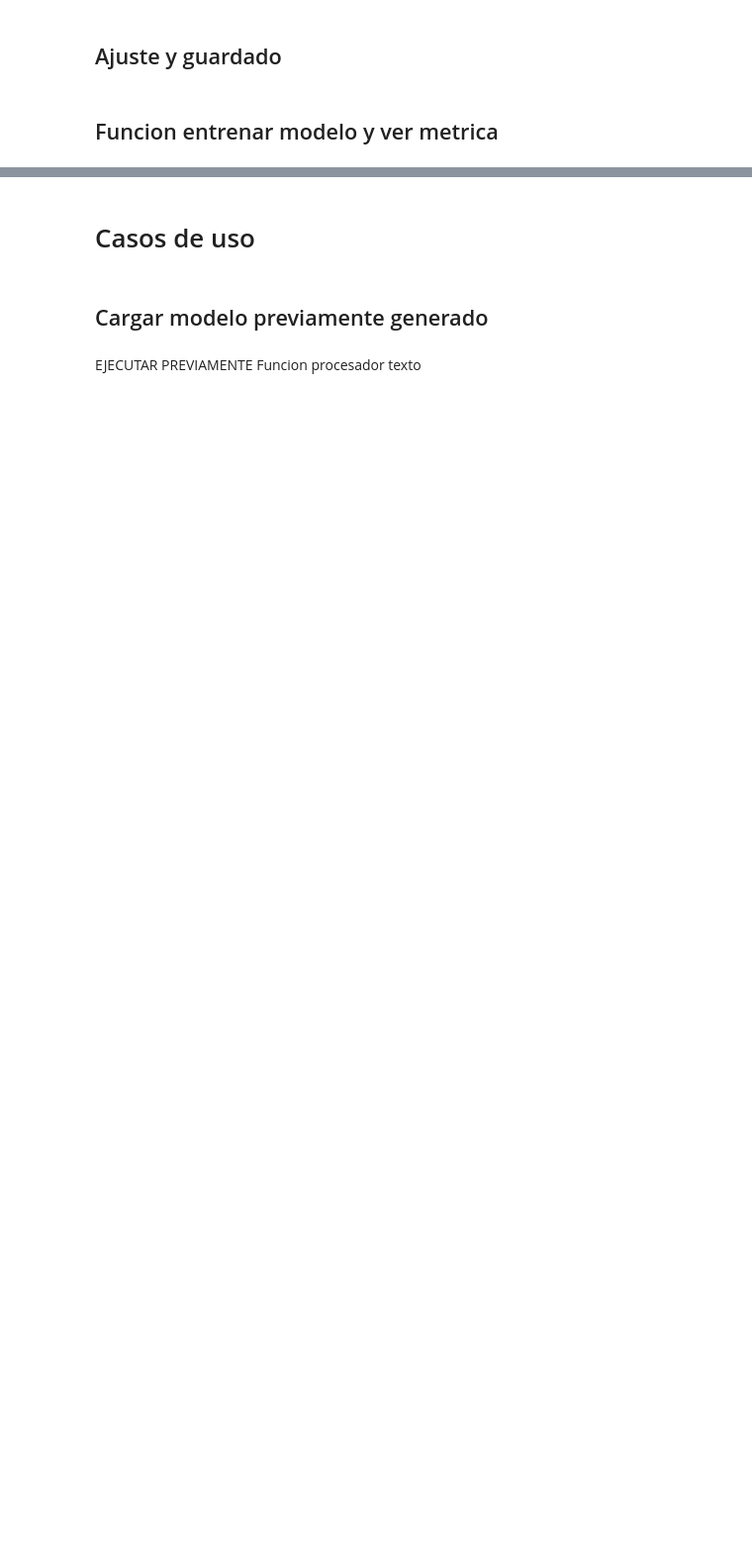
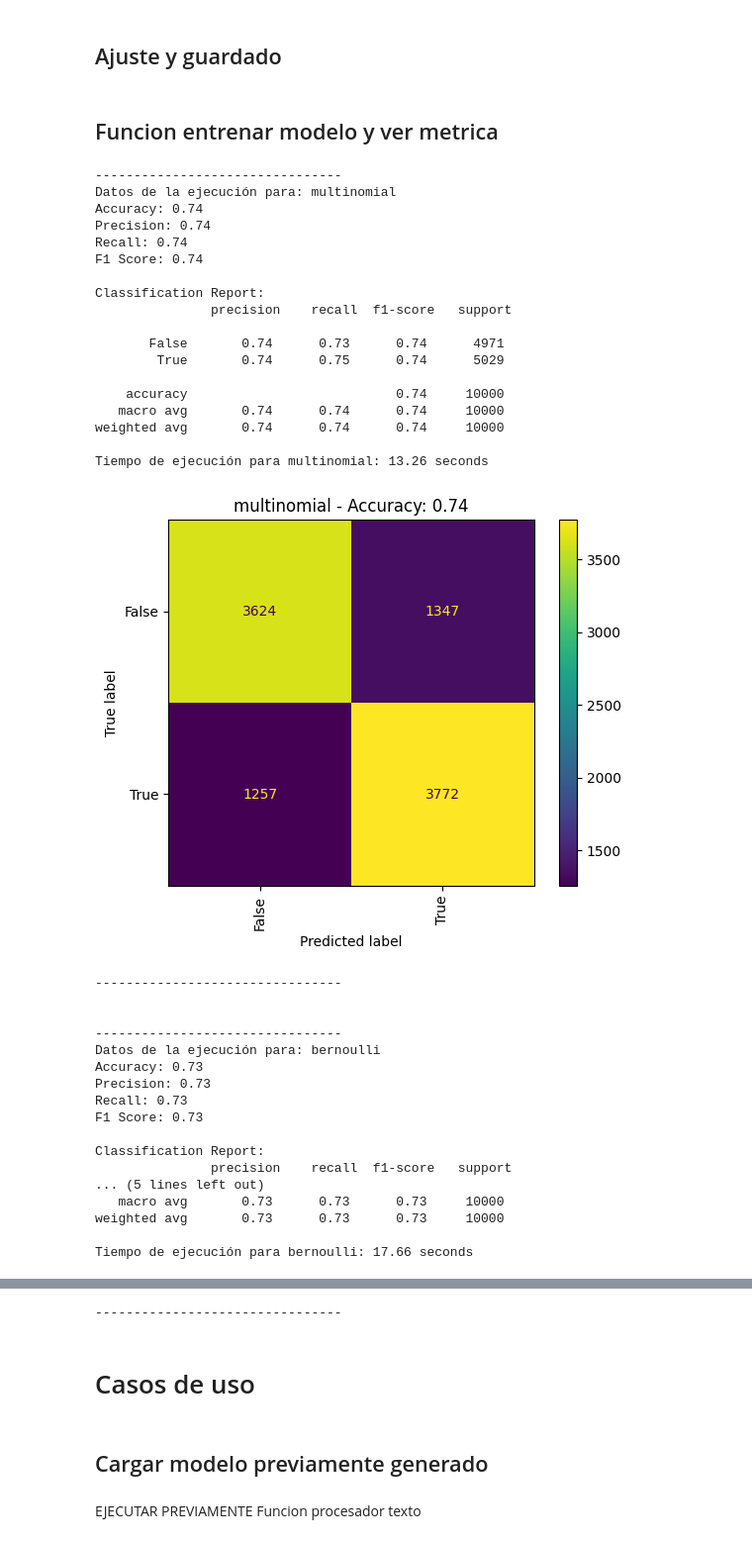
Before and after one commit to victor-POL/Deteccion-Violencia-y-Tentativas-Suicidio-NLP, a Jupyter notebook: violencia/collabs/TP_Dataset_Hate.ipynb, the cells around one changed output, grey strips where cells are left out. Shown at 99% size. Saved outputs shown, nothing was run; the diff lists cells and outputs as text; code cells hidden in the pictures; blank space fills up the shorter version.

Commit message:
Modelo hate entrenado 50k versional final

```diff
--- a/violencia/collabs/TP_Dataset_Hate.ipynb
+++ b/violencia/collabs/TP_Dataset_Hate.ipynb
@@ -180,23 +212,15 @@ usar_dataset_local = True
 cant_importada = 50000
 path_base_dataset = '/content/' if is_running_on_colab() else '..\\datasets\\'
 # PARAL LOCAL
-nombre_archivo_dataset = 'HateSpeechDatasetBalanced_MODIFICADO.csv'
-# PARA DESCARGAR
-nombre_fuente_dataset = 'jquiros/suicide'
+nombre_archivo_dataset = 'HateSpeechDataset_MODIFICADO.csv'
 # AMBOS
 columna_texto = 'Content'
 columna_clasificacion = 'Label'
 # --------------------------------------------------------
 
-if usar_dataset_local:
-    path_dataset =  path_base_dataset + nombre_archivo_dataset
-    dataframe = pd.read_csv(path_dataset, nrows=cant_importada)
-else:
-    from datasets import load_dataset
-    dataset = load_dataset(nombre_fuente_dataset, "default")
-    dataframe = pd.DataFrame({columna_texto: dataset['train'][columna_texto], "class": dataset['train'][columna_clasificacion]})
-    dataframe = dataframe.head(cant_importada)
-    dataset = None
+
+path_dataset =  path_base_dataset + nombre_archivo_dataset
+dataframe = pd.read_csv(path_dataset, nrows=cant_importada)
 # %%
 # Colocar el nombre de la columna para ver la distribucion de datos
 show_dataset_info(dataframe, columna_clasificacion)
@@ -213,8 +253,7 @@ from sklearn.model_selection import train_test_split
 
 X_train, X_test, y_train, y_test = train_test_split(dataframe[columna_texto],
                                                     dataframe[columna_clasificacion],
-                                                    test_size=0.20, random_state=0,
-                                                    stratify=dataframe[columna_clasificacion])
+                                                    test_size=0.20, random_state=0)
 
 count_vectorizer = CountVectorizer(analyzer=preprocessing_function, binary=True)
 
@@ -248,11 +287,13 @@ def test(clf, nombreModelo):
   else:
     execution_time_str = "{:.2f} seconds".format(execution_time)
 
+  print("Datos de la ejecución para: " + nombreModelo)
   print(f"Accuracy: {accuracy:.2f}")
   print(f"Precision: {precision:.2f}")
   print(f"Recall: {recall:.2f}")
   print(f"F1 Score: {f1:.2f}")
   print("\nClassification Report:\n", classification_report(y_test, y_pred))
+  print(f"Tiempo de ejecución para {nombreModelo}: {execution_time_str}")
 
   disp = ConfusionMatrixDisplay.from_estimator(
         clf, X_test_vectorized.toarray(), y_test,  xticks_rotation="vertical"
@@ -263,33 +304,70 @@ def test(clf, nombreModelo):
   # disp.plot()
   plt.show()
 
-  return disp, execution_time_str
+  return disp
 # %%
 # MODIFICAR ESTOS PARAMETROS PARA EL GUARDADO
 # --------------------------------------------------------
 # Colocar en true el modelo que se desea entrenar
 modelos_disponibles = {
-    Modelos.LOGISTIC_REGRESSION.value : True,
-    Modelos.DECISION_TREE.value: True,
     Modelos.MULTINOMIAL.value: True,
     Modelos.BERNOULLI.value: True,
     Modelos.GAUSIAN.value: True,
+    Modelos.LOGISTIC_REGRESSION.value : True,
+    Modelos.DECISION_TREE.value: True,
 }
 path_base_modelo = '/content/' if is_running_on_colab() else '..\\entrenados\\'
 # --------------------------------------------------------
 
 cant_entrenada_str = "{:.0f}".format(cant_importada/1000) + 'k'
 
 for nombreModelo, entrenar in modelos_disponibles.items():
     if entrenar:
+        print("\n--------------------------------")
         modelToTrain = select_model_to_train(nombreModelo)
-        disp, execution_time_str = test(modelToTrain, nombreModelo)
-        print(f"Tiempo de ejecución para {nombreModelo}: {execution_time_str}")
+        test(modelToTrain, nombreModelo)
 
         path_modelo = path_base_modelo + nombreModelo + '_' + cant_entrenada_str
         joblib.dump(modelToTrain, path_modelo +  '_model.pkl')
         joblib.dump(count_vectorizer, path_modelo + '_vector.pkl')
         modelToTrain = None
     else:
         print(f"Modelo {nombreModelo} no entrenado")
-    print("--------------------------------")
+    print("--------------------------------\n")
+# %% [output]
+--------------------------------
+Datos de la ejecución para: multinomial
+Accuracy: 0.74
+Precision: 0.74
+Recall: 0.74
+F1 Score: 0.74
+
+Classification Report:
+               precision    recall  f1-score   support
+
+       False       0.74      0.73      0.74      4971
+        True       0.74      0.75      0.74      5029
+
+    accuracy                           0.74     10000
+   macro avg       0.74      0.74      0.74     10000
+weighted avg       0.74      0.74      0.74     10000
+
+Tiempo de ejecución para multinomial: 13.26 seconds
+[figure, added]
+--------------------------------
+
+
+--------------------------------
+Datos de la ejecución para: bernoulli
+Accuracy: 0.73
+Precision: 0.73
+Recall: 0.73
+F1 Score: 0.73
+
+Classification Report:
+               precision    recall  f1-score   support
+... (5 lines left out)
+   macro avg       0.73      0.73      0.73     10000
+weighted avg       0.73      0.73      0.73     10000
+
+Tiempo de ejecución para bernoulli: 17.66 seconds
@@ -296,3 +429,4 @@ for nombreModelo, entrenar in modelos_disponibles.items():
+--------------------------------
 # %% [markdown]
 # Casos de uso
 # %% [markdown]
```
Also changed, not shown: parts of 38 cells of this notebook, 29 other files.
